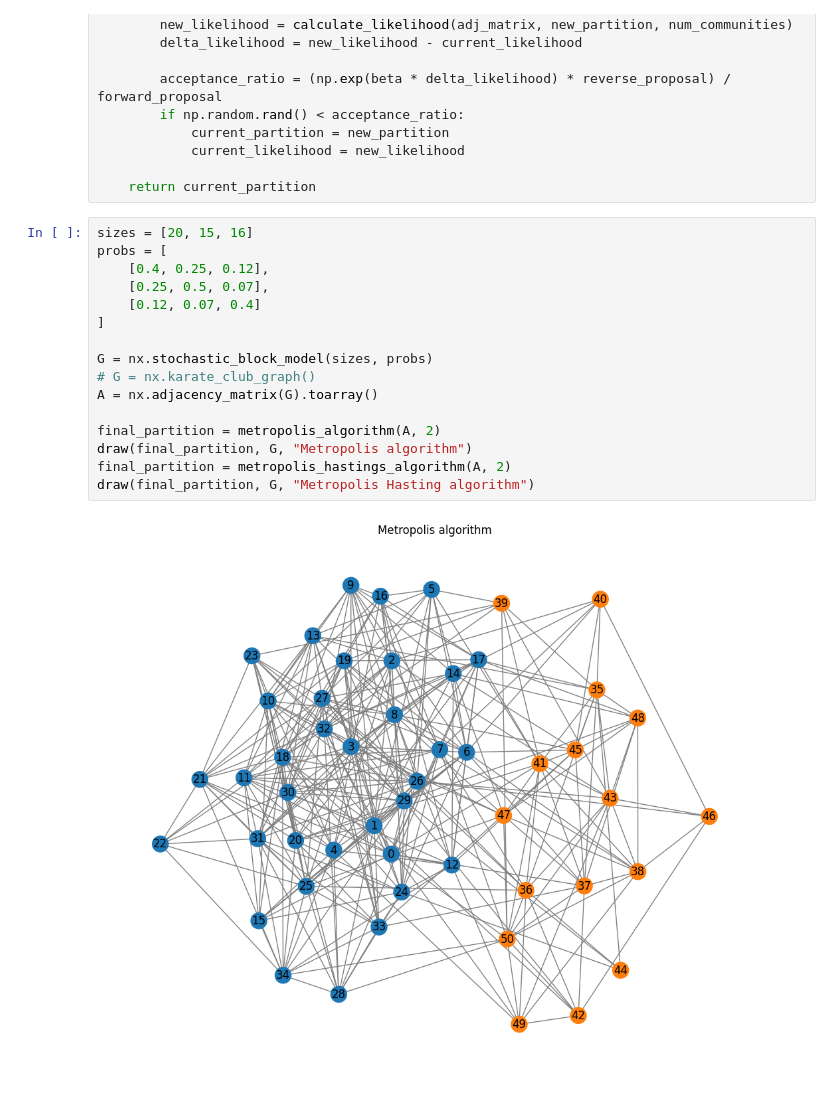
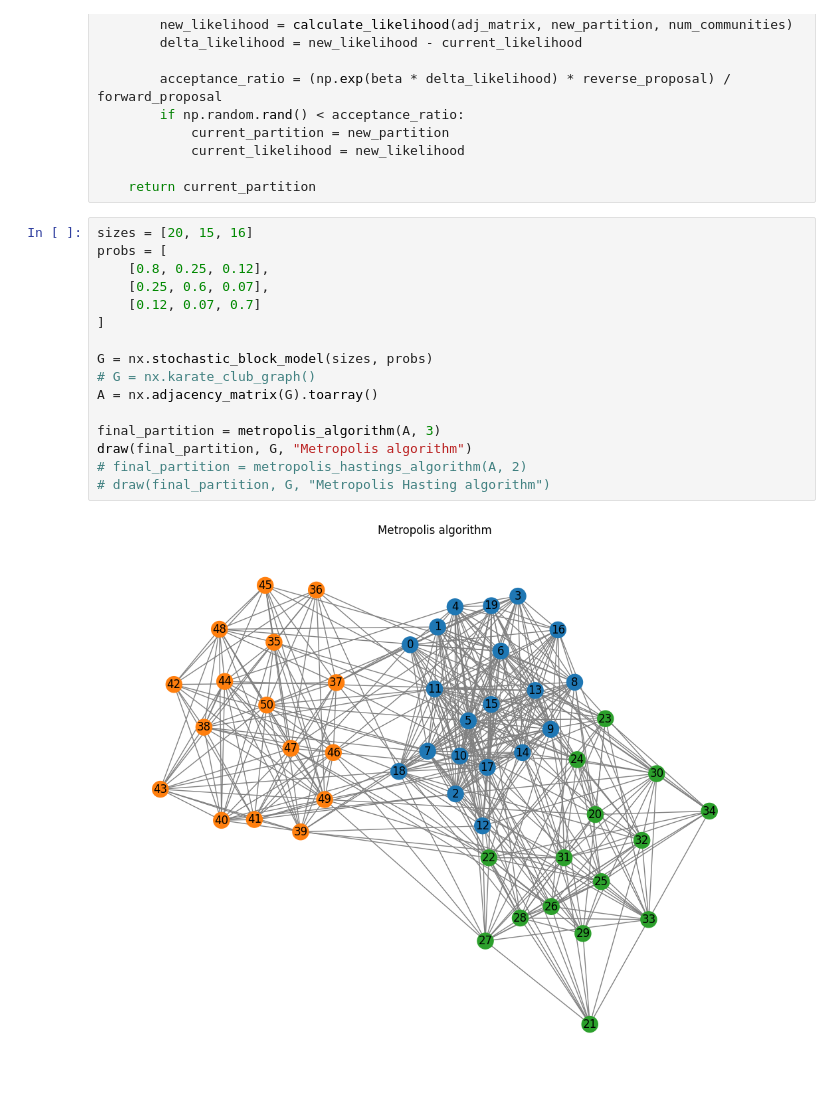
Before and after one commit to timothewt/AdvancedGraphClustering, a Jupyter notebook: notebooks/monte_carlo_markov_chain.ipynb, the cells around one changed output. Drawn from its saved outputs; the diff is of its cells as text.

```diff
--- a/notebooks/monte_carlo_markov_chain.ipynb
+++ b/notebooks/monte_carlo_markov_chain.ipynb
@@ -128,18 +128,18 @@ def metropolis_hastings_algorithm(adj_matrix, num_communities, num_iterations=10
 # %%
 sizes = [20, 15, 16]
 probs = [
-    [0.4, 0.25, 0.12],
-    [0.25, 0.5, 0.07],
-    [0.12, 0.07, 0.4]
+    [0.8, 0.25, 0.12],
+    [0.25, 0.6, 0.07],
+    [0.12, 0.07, 0.7]
 ]
 
 G = nx.stochastic_block_model(sizes, probs)
 # G = nx.karate_club_graph()
 A = nx.adjacency_matrix(G).toarray()
 
-final_partition = metropolis_algorithm(A, 2)
+final_partition = metropolis_algorithm(A, 3)
 draw(final_partition, G, "Metropolis algorithm")
-final_partition = metropolis_hastings_algorithm(A, 2)
-draw(final_partition, G, "Metropolis Hasting algorithm")
+# final_partition = metropolis_hastings_algorithm(A, 2)
+# draw(final_partition, G, "Metropolis Hasting algorithm")
 # %% [output]
-[figure, old version]
+[figure, new version]
```
Also changed, not shown: parts of 2 cells of this notebook, 47 other files.
